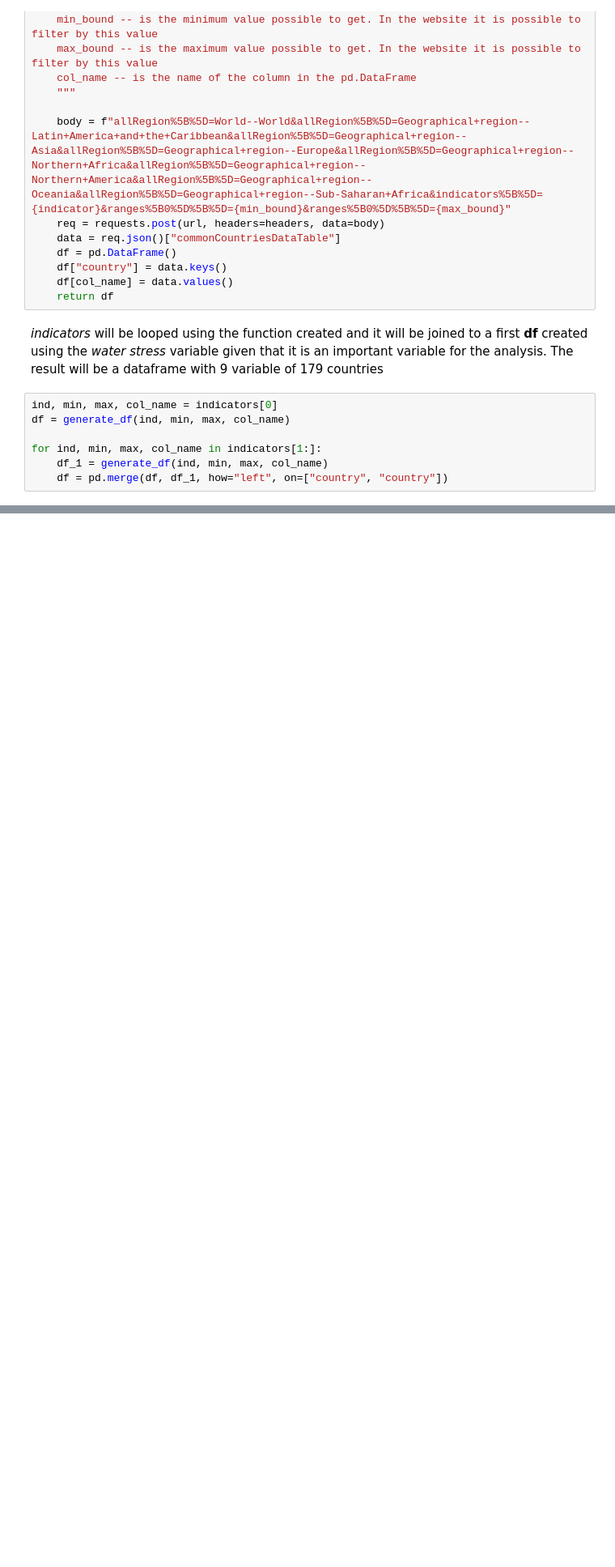
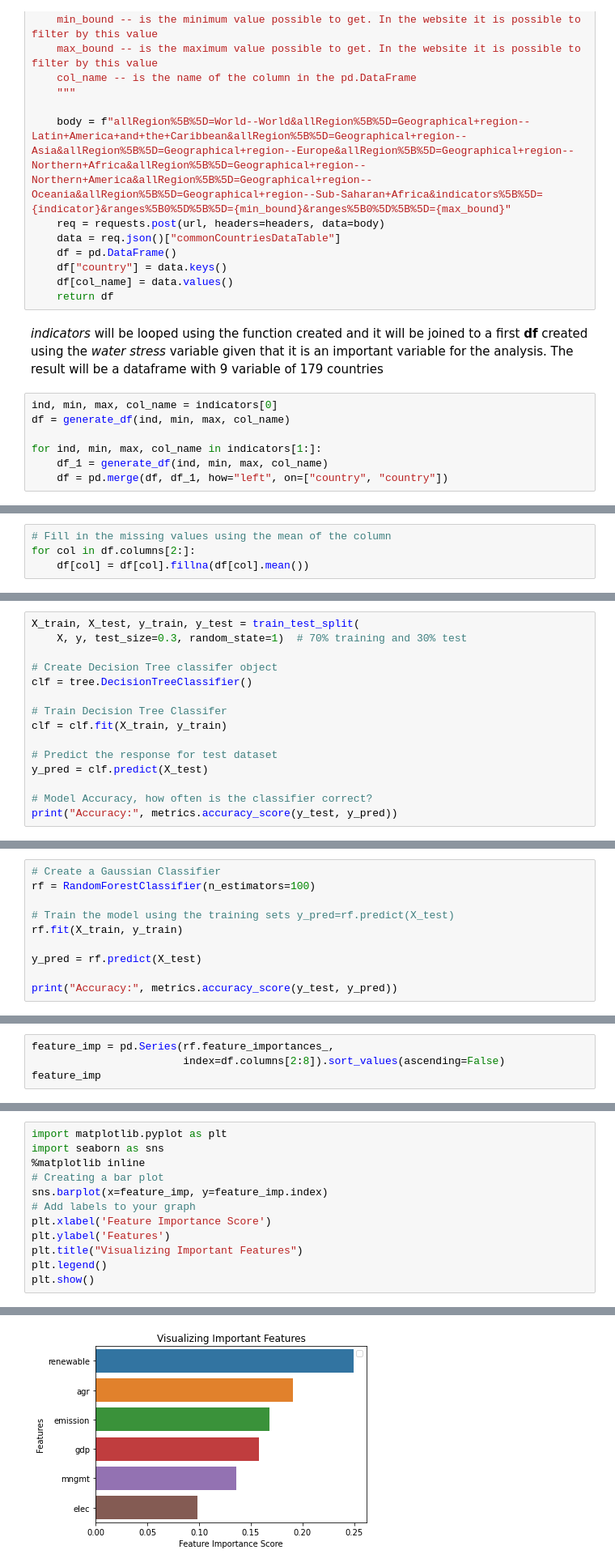
Before and after one commit to jjbuitrago/MDA_water_stress, a Jupyter notebook: project.ipynb, the cells around one changed output, grey strips where cells are left out. Shown at 81% size. Drawn from its saved outputs; the diff is of its cells as text; blank space fills up the shorter version.

Commit message:
Finished supervised model

```diff
--- a/project.ipynb
+++ b/project.ipynb
@@ -82,0 +121,4 @@ for ind, min, max, col_name in indicators[1:]:
+# %%
+# Fill in the missing values using the mean of the column
+for col in df.columns[2:]:
+    df[col] = df[col].fillna(df[col].mean())
@@ -82,0 +169,15 @@ for ind, min, max, col_name in indicators[1:]:
+# %%
+X_train, X_test, y_train, y_test = train_test_split(
+    X, y, test_size=0.3, random_state=1)  # 70% training and 30% test
+
+# Create Decision Tree classifer object
+clf = tree.DecisionTreeClassifier()
+
+# Train Decision Tree Classifer
+clf = clf.fit(X_train, y_train)
+
+# Predict the response for test dataset
+y_pred = clf.predict(X_test)
+
+# Model Accuracy, how often is the classifier correct?
+print("Accuracy:", metrics.accuracy_score(y_test, y_pred))
@@ -82,0 +220,10 @@ for ind, min, max, col_name in indicators[1:]:
+# %%
+# Create a Gaussian Classifier
+rf = RandomForestClassifier(n_estimators=100)
+
+# Train the model using the training sets y_pred=rf.predict(X_test)
+rf.fit(X_train, y_train)
+
+y_pred = rf.predict(X_test)
+
+print("Accuracy:", metrics.accuracy_score(y_test, y_pred))
@@ -82,0 +234,4 @@ for ind, min, max, col_name in indicators[1:]:
+# %%
+feature_imp = pd.Series(rf.feature_importances_,
+                        index=df.columns[2:8]).sort_values(ascending=False)
+feature_imp
@@ -82,0 +246,13 @@ for ind, min, max, col_name in indicators[1:]:
+# %%
+import matplotlib.pyplot as plt
+import seaborn as sns
+%matplotlib inline
+# Creating a bar plot
+sns.barplot(x=feature_imp, y=feature_imp.index)
+# Add labels to your graph
+plt.xlabel('Feature Importance Score')
+plt.ylabel('Features')
+plt.title("Visualizing Important Features")
+plt.legend()
+plt.show()
+# %% [output]
@@ -82,0 +260 @@ for ind, min, max, col_name in indicators[1:]:
+[figure, added]
```
Also changed, not shown: parts of 44 cells of this notebook, 6 other files.
